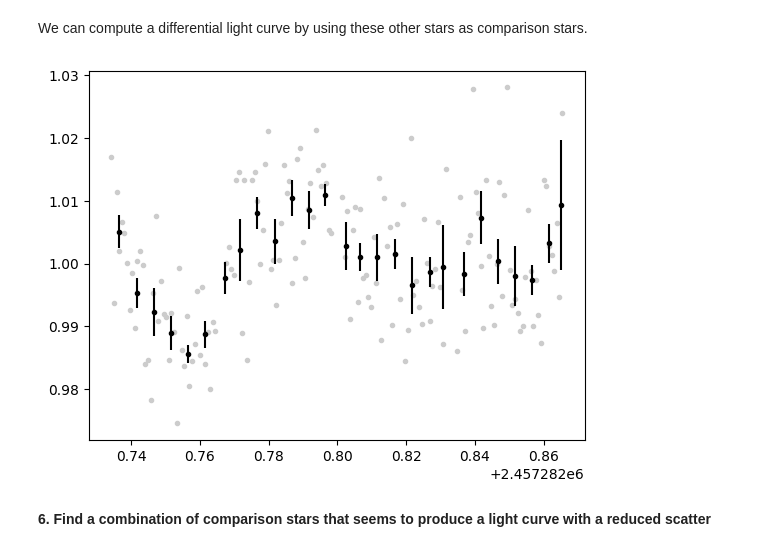
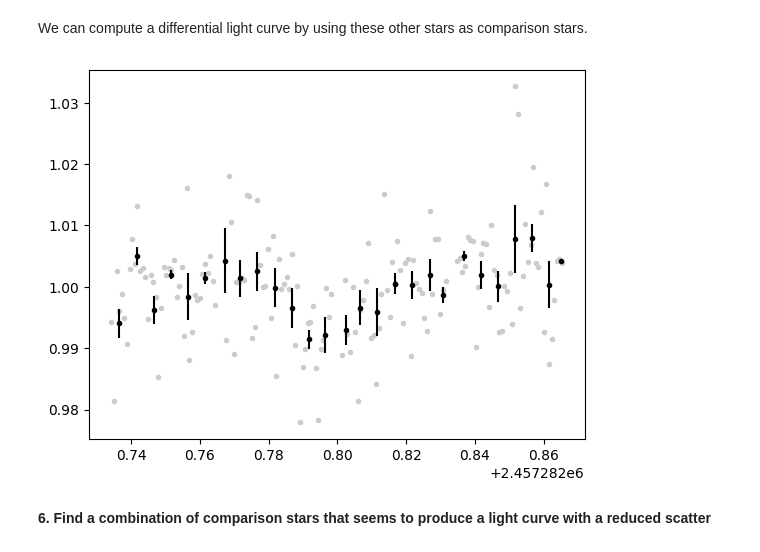
Before and after one commit to lgrcia/pysnack10-prose, a Jupyter notebook: material/reduction.ipynb, the cells around one changed output. Drawn from its saved outputs; the diff is of its cells as text; code cells hidden in the pictures.

```diff
--- a/material/reduction.ipynb
+++ b/material/reduction.ipynb
@@ -235,11 +235,12 @@ Text(0.5, 1.0, 'Raw fluxes')
 # %% [markdown]
 We can compute a differential light curve by using these other stars as comparison stars.
 # %%
+fluxes.target = 17
 diff_flux = fluxes.diff([16, 21])
 
 diff_flux.plot()
 diff_flux.bin(0.005, estimate_error=True).errorbar()
 # %% [output]
-[figure, old version]
+[figure, new version]
 # %% [markdown]
 **6. Find a combination of comparison stars that seems to produce a light curve with a reduced scatter**
```
Also changed, not shown: parts of 2 cells of this notebook.
